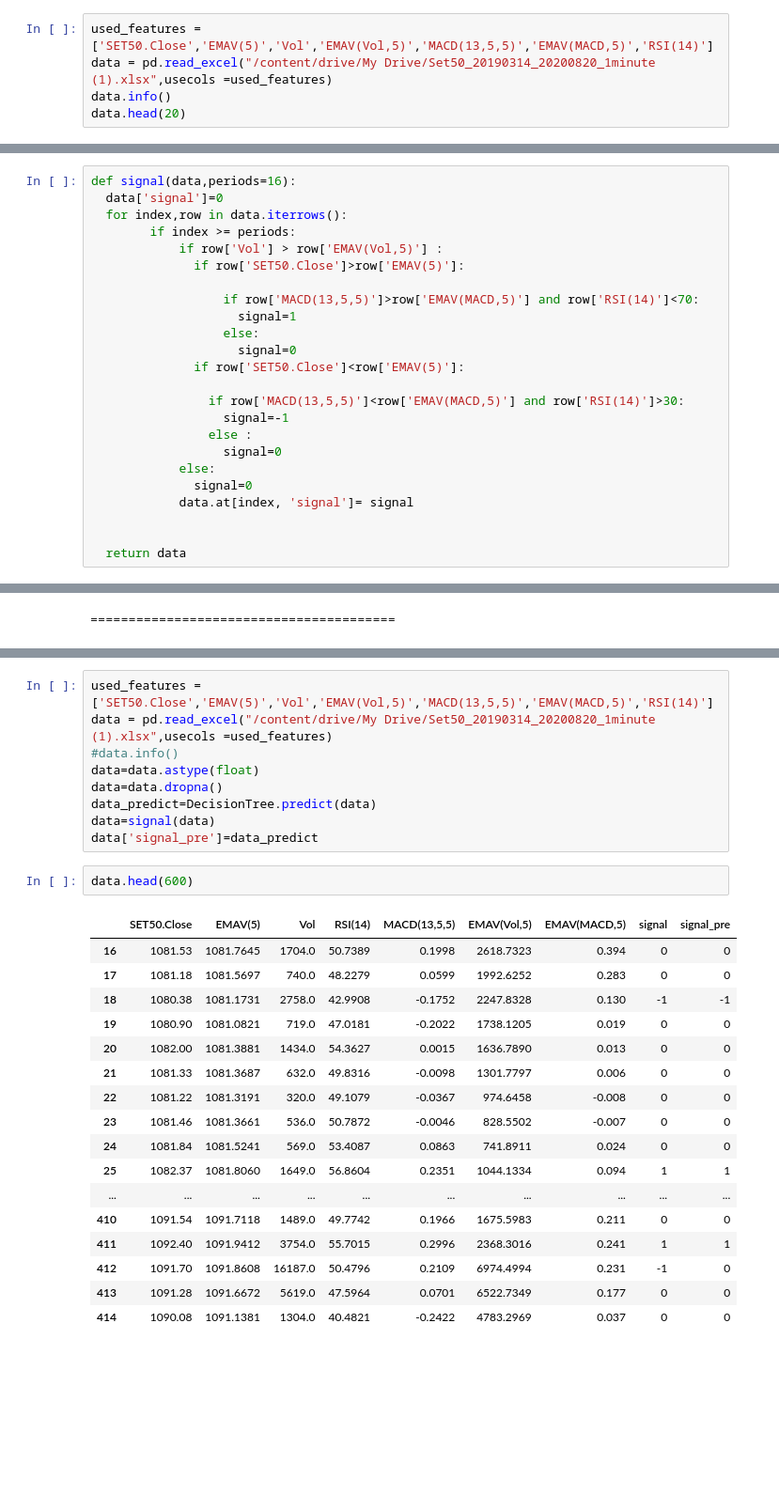
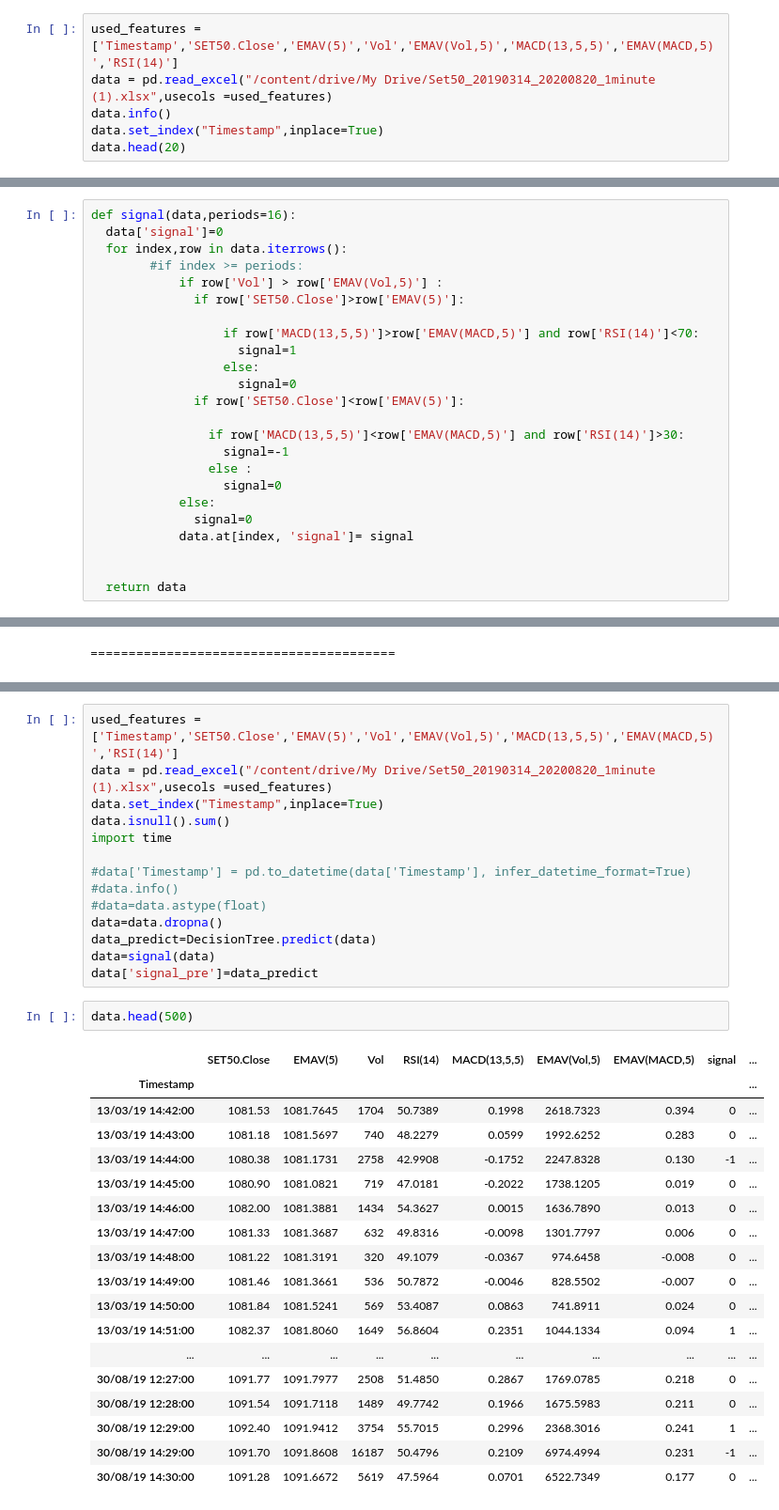
Before and after one commit to sarisppp/PJ63_CE18, a Jupyter notebook: ML_Stock_V.4_DecisionTree_model.ipynb, the cells around one changed output, grey strips where cells are left out. Shown at 94% size. Saved outputs shown, nothing was run; the diff lists cells and outputs as text; blank space fills up the shorter version.

```diff
--- a/ML_Stock_V.4_DecisionTree_model.ipynb
+++ b/ML_Stock_V.4_DecisionTree_model.ipynb
@@ -20,9 +20,10 @@ from sklearn.preprocessing import MinMaxScaler
 # %% [output]
 Drive already mounted at /content/drive; to attempt to forcibly remount, call drive.mount("/content/drive", force_remount=True).
 # %%
-used_features = ['SET50.Close','EMAV(5)','Vol','EMAV(Vol,5)','MACD(13,5,5)','EMAV(MACD,5)','RSI(14)']
+used_features = ['Timestamp','SET50.Close','EMAV(5)','Vol','EMAV(Vol,5)','MACD(13,5,5)','EMAV(MACD,5)','RSI(14)']
 data = pd.read_excel("/content/drive/My Drive/Set50_20190314_20200820_1minute (1).xlsx",usecols =used_features)
 data.info()
+data.set_index("Timestamp",inplace=True)
 data.head(20)
 # %% [output]
 <class 'pandas.core.frame.DataFrame'>
@@ -62,7 +65,7 @@ memory usage: 3.0 MB
 def signal(data,periods=16):
   data['signal']=0
   for index,row in data.iterrows():
-        if index >= periods:
+        #if index >= periods:
             if row['Vol'] > row['EMAV(Vol,5)'] :
               if row['SET50.Close']>row['EMAV(5)']:
 
@@ -154,29 +171,35 @@ accuracy
 # %%
-used_features = ['SET50.Close','EMAV(5)','Vol','EMAV(Vol,5)','MACD(13,5,5)','EMAV(MACD,5)','RSI(14)']
+used_features = ['Timestamp','SET50.Close','EMAV(5)','Vol','EMAV(Vol,5)','MACD(13,5,5)','EMAV(MACD,5)','RSI(14)']
 data = pd.read_excel("/content/drive/My Drive/Set50_20190314_20200820_1minute (1).xlsx",usecols =used_features)
+data.set_index("Timestamp",inplace=True)
+data.isnull().sum()
+import time
+
+#data['Timestamp'] = pd.to_datetime(data['Timestamp'], infer_datetime_format=True)
 #data.info()
-data=data.astype(float)
+#data=data.astype(float)
 data=data.dropna()
 data_predict=DecisionTree.predict(data)
 data=signal(data)
 data['signal_pre']=data_predict
 # %%
-data.head(600)
+data.head(500)
 # %% [output]
-|  | SET50.Close | EMAV(5) | Vol | RSI(14) | MACD(13,5,5) | EMAV(Vol,5) | EMAV(MACD,5) | signal | signal_pre |
-| 16 | 1081.53 | 1081.7645 | 1704.0 | 50.7389 | 0.1998 | 2618.7323 | 0.394 | 0 | 0 |
-| 17 | 1081.18 | 1081.5697 | 740.0 | 48.2279 | 0.0599 | 1992.6252 | 0.283 | 0 | 0 |
-| 18 | 1080.38 | 1081.1731 | 2758.0 | 42.9908 | -0.1752 | 2247.8328 | 0.130 | -1 | -1 |
-| 19 | 1080.90 | 1081.0821 | 719.0 | 47.0181 | -0.2022 | 1738.1205 | 0.019 | 0 | 0 |
-| 20 | 1082.00 | 1081.3881 | 1434.0 | 54.3627 | 0.0015 | 1636.7890 | 0.013 | 0 | 0 |
-| 21 | 1081.33 | 1081.3687 | 632.0 | 49.8316 | -0.0098 | 1301.7797 | 0.006 | 0 | 0 |
-| 22 | 1081.22 | 1081.3191 | 320.0 | 49.1079 | -0.0367 | 974.6458 | -0.008 | 0 | 0 |
-| 23 | 1081.46 | 1081.3661 | 536.0 | 50.7872 | -0.0046 | 828.5502 | -0.007 | 0 | 0 |
-| 24 | 1081.84 | 1081.5241 | 569.0 | 53.4087 | 0.0863 | 741.8911 | 0.024 | 0 | 0 |
-| 25 | 1082.37 | 1081.8060 | 1649.0 | 56.8604 | 0.2351 | 1044.1334 | 0.094 | 1 | 1 |
+|  | SET50.Close | EMAV(5) | Vol | RSI(14) | MACD(13,5,5) | EMAV(Vol,5) | EMAV(MACD,5) | signal | ... |
+| Timestamp |  |  |  |  |  |  |  |  | ... |
+| 13/03/19 14:42:00 | 1081.53 | 1081.7645 | 1704 | 50.7389 | 0.1998 | 2618.7323 | 0.394 | 0 | ... |
+| 13/03/19 14:43:00 | 1081.18 | 1081.5697 | 740 | 48.2279 | 0.0599 | 1992.6252 | 0.283 | 0 | ... |
+| 13/03/19 14:44:00 | 1080.38 | 1081.1731 | 2758 | 42.9908 | -0.1752 | 2247.8328 | 0.130 | -1 | ... |
+| 13/03/19 14:45:00 | 1080.90 | 1081.0821 | 719 | 47.0181 | -0.2022 | 1738.1205 | 0.019 | 0 | ... |
+| 13/03/19 14:46:00 | 1082.00 | 1081.3881 | 1434 | 54.3627 | 0.0015 | 1636.7890 | 0.013 | 0 | ... |
+| 13/03/19 14:47:00 | 1081.33 | 1081.3687 | 632 | 49.8316 | -0.0098 | 1301.7797 | 0.006 | 0 | ... |
+| 13/03/19 14:48:00 | 1081.22 | 1081.3191 | 320 | 49.1079 | -0.0367 | 974.6458 | -0.008 | 0 | ... |
+| 13/03/19 14:49:00 | 1081.46 | 1081.3661 | 536 | 50.7872 | -0.0046 | 828.5502 | -0.007 | 0 | ... |
+| 13/03/19 14:50:00 | 1081.84 | 1081.5241 | 569 | 53.4087 | 0.0863 | 741.8911 | 0.024 | 0 | ... |
+| 13/03/19 14:51:00 | 1082.37 | 1081.8060 | 1649 | 56.8604 | 0.2351 | 1044.1334 | 0.094 | 1 | ... |
 | ... | ... | ... | ... | ... | ... | ... | ... | ... | ... |
-| 410 | 1091.54 | 1091.7118 | 1489.0 | 49.7742 | 0.1966 | 1675.5983 | 0.211 | 0 | 0 |
-| 411 | 1092.40 | 1091.9412 | 3754.0 | 55.7015 | 0.2996 | 2368.3016 | 0.241 | 1 | 1 |
-| 412 | 1091.70 | 1091.8608 | 16187.0 | 50.4796 | 0.2109 | 6974.4994 | 0.231 | -1 | 0 |
-| 413 | 1091.28 | 1091.6672 | 5619.0 | 47.5964 | 0.0701 | 6522.7349 | 0.177 | 0 | 0 |
-| 414 | 1090.08 | 1091.1381 | 1304.0 | 40.4821 | -0.2422 | 4783.2969 | 0.037 | 0 | 0 |
+| 30/08/19 12:27:00 | 1091.77 | 1091.7977 | 2508 | 51.4850 | 0.2867 | 1769.0785 | 0.218 | 0 | ... |
+| 30/08/19 12:28:00 | 1091.54 | 1091.7118 | 1489 | 49.7742 | 0.1966 | 1675.5983 | 0.211 | 0 | ... |
+| 30/08/19 12:29:00 | 1092.40 | 1091.9412 | 3754 | 55.7015 | 0.2996 | 2368.3016 | 0.241 | 1 | ... |
+| 30/08/19 14:29:00 | 1091.70 | 1091.8608 | 16187 | 50.4796 | 0.2109 | 6974.4994 | 0.231 | -1 | ... |
+| 30/08/19 14:30:00 | 1091.28 | 1091.6672 | 5619 | 47.5964 | 0.0701 | 6522.7349 | 0.177 | 0 | ... |
```
Also changed, not shown: parts of 5 cells of this notebook.
